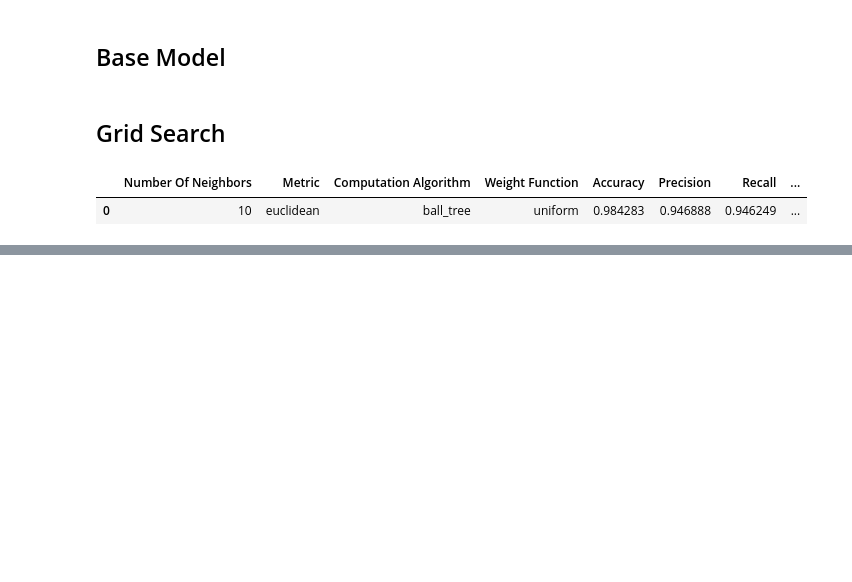
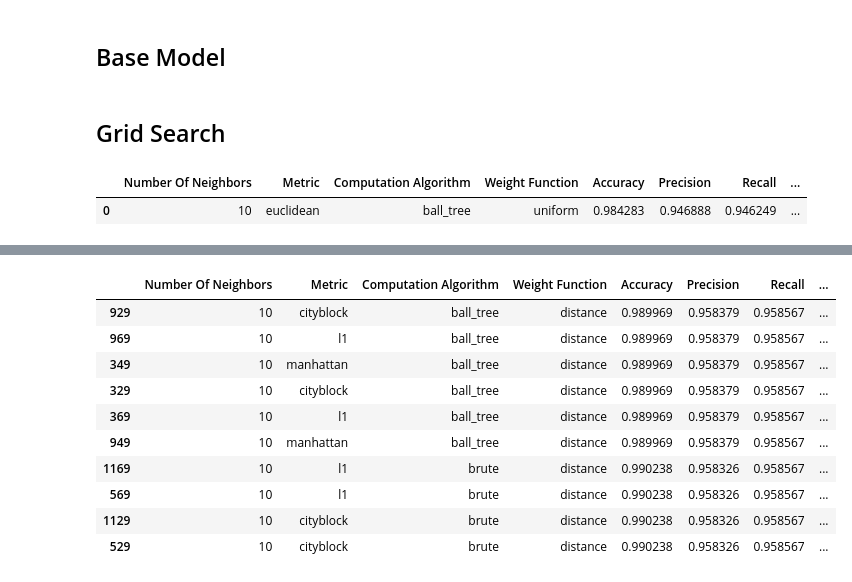
Before and after one commit to woerndle/ds-ml-project, a Jupyter notebook: notebooks/traffic.ipynb, the cells around one changed output, grey strips where cells are left out. Drawn from its saved outputs; the diff is of its cells as text; code cells hidden in the pictures; blank space fills up the shorter version.

```diff
--- a/notebooks/traffic.ipynb
+++ b/notebooks/traffic.ipynb
@@ -353,0 +358,16 @@ display(test_results)
+# %%
+top_10_models = test_results.sort_values(by="F1 Score", ascending=False).head(10)
+
+display(top_10_models)
+# %% [output]
+|  | Number Of Neighbors | Metric | Computation Algorithm | Weight Function | Accuracy | Precision | Recall | ... |
+| 929 | 10 | cityblock | ball_tree | distance | 0.989969 | 0.958379 | 0.958567 | ... |
+| 969 | 10 | l1 | ball_tree | distance | 0.989969 | 0.958379 | 0.958567 | ... |
+| 349 | 10 | manhattan | ball_tree | distance | 0.989969 | 0.958379 | 0.958567 | ... |
+| 329 | 10 | cityblock | ball_tree | distance | 0.989969 | 0.958379 | 0.958567 | ... |
+| 369 | 10 | l1 | ball_tree | distance | 0.989969 | 0.958379 | 0.958567 | ... |
+| 949 | 10 | manhattan | ball_tree | distance | 0.989969 | 0.958379 | 0.958567 | ... |
+| 1169 | 10 | l1 | brute | distance | 0.990238 | 0.958326 | 0.958567 | ... |
+| 569 | 10 | l1 | brute | distance | 0.990238 | 0.958326 | 0.958567 | ... |
+| 1129 | 10 | cityblock | brute | distance | 0.990238 | 0.958326 | 0.958567 | ... |
+| 529 | 10 | cityblock | brute | distance | 0.990238 | 0.958326 | 0.958567 | ... |
```
Also changed, not shown: parts of 4 cells of this notebook.
